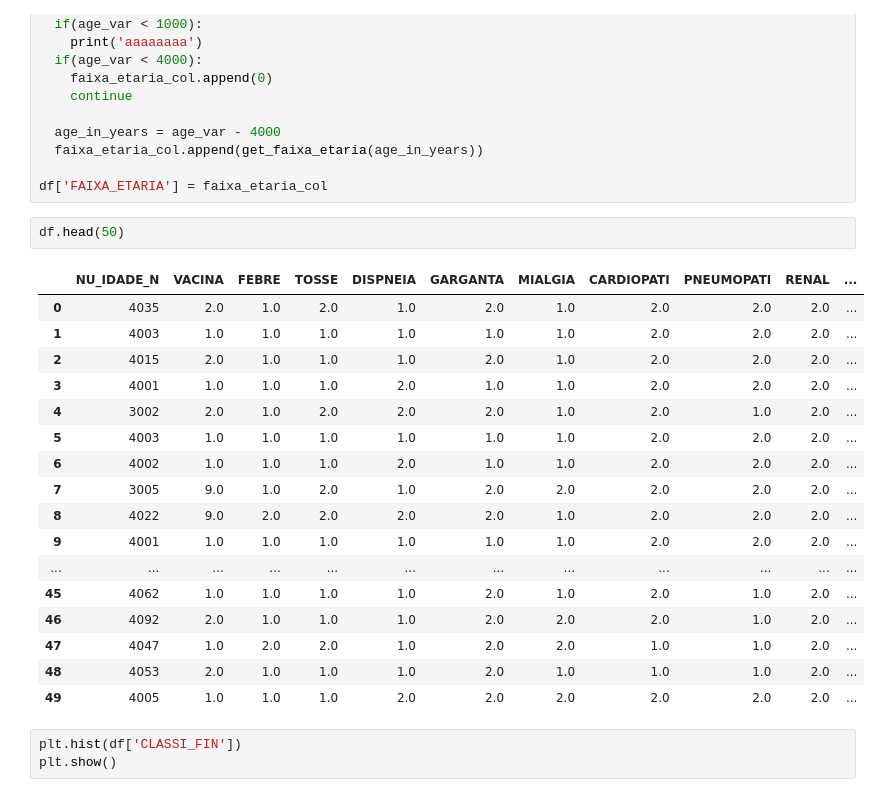
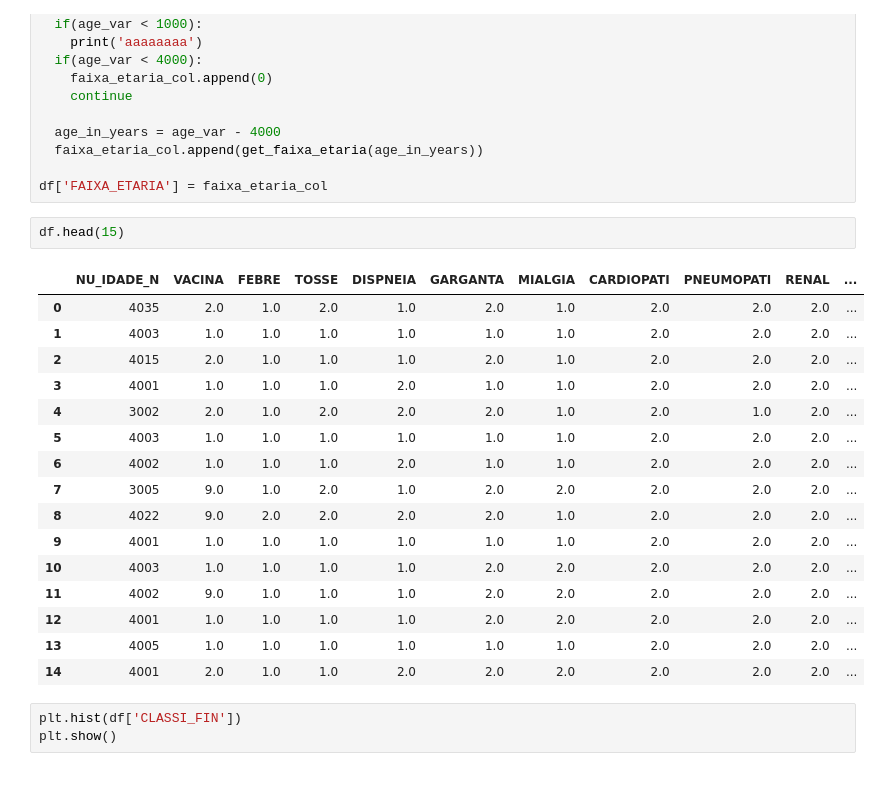
Before and after one commit to OtavioAugustoOliveira/projeto-dados-medicos-si, a Jupyter notebook: notebook_dados_medicos.ipynb, the cells around one changed output. Cells and saved outputs as stored; diff of their text form.

```diff
--- a/notebook_dados_medicos.ipynb
+++ b/notebook_dados_medicos.ipynb
@@ -124,25 +124,24 @@ for index, row in df.iterrows():
 
 df['FAIXA_ETARIA'] = faixa_etaria_col
 # %%
-df.head(50)
+df.head(15)
 # %% [output]
 |  | NU_IDADE_N | VACINA | FEBRE | TOSSE | DISPNEIA | GARGANTA | MIALGIA | CARDIOPATI | PNEUMOPATI | RENAL | ... |
 | 0 | 4035 | 2.0 | 1.0 | 2.0 | 1.0 | 2.0 | 1.0 | 2.0 | 2.0 | 2.0 | ... |
 | 1 | 4003 | 1.0 | 1.0 | 1.0 | 1.0 | 1.0 | 1.0 | 2.0 | 2.0 | 2.0 | ... |
 | 2 | 4015 | 2.0 | 1.0 | 1.0 | 1.0 | 2.0 | 1.0 | 2.0 | 2.0 | 2.0 | ... |
 | 3 | 4001 | 1.0 | 1.0 | 1.0 | 2.0 | 1.0 | 1.0 | 2.0 | 2.0 | 2.0 | ... |
 | 4 | 3002 | 2.0 | 1.0 | 2.0 | 2.0 | 2.0 | 1.0 | 2.0 | 1.0 | 2.0 | ... |
 | 5 | 4003 | 1.0 | 1.0 | 1.0 | 1.0 | 1.0 | 1.0 | 2.0 | 2.0 | 2.0 | ... |
 | 6 | 4002 | 1.0 | 1.0 | 1.0 | 2.0 | 1.0 | 1.0 | 2.0 | 2.0 | 2.0 | ... |
 | 7 | 3005 | 9.0 | 1.0 | 2.0 | 1.0 | 2.0 | 2.0 | 2.0 | 2.0 | 2.0 | ... |
 | 8 | 4022 | 9.0 | 2.0 | 2.0 | 2.0 | 2.0 | 1.0 | 2.0 | 2.0 | 2.0 | ... |
 | 9 | 4001 | 1.0 | 1.0 | 1.0 | 1.0 | 1.0 | 1.0 | 2.0 | 2.0 | 2.0 | ... |
-| ... | ... | ... | ... | ... | ... | ... | ... | ... | ... | ... | ... |
-| 45 | 4062 | 1.0 | 1.0 | 1.0 | 1.0 | 2.0 | 1.0 | 2.0 | 1.0 | 2.0 | ... |
-| 46 | 4092 | 2.0 | 1.0 | 1.0 | 1.0 | 2.0 | 2.0 | 2.0 | 1.0 | 2.0 | ... |
-| 47 | 4047 | 1.0 | 2.0 | 2.0 | 1.0 | 2.0 | 2.0 | 1.0 | 1.0 | 2.0 | ... |
-| 48 | 4053 | 2.0 | 1.0 | 1.0 | 1.0 | 2.0 | 1.0 | 1.0 | 1.0 | 2.0 | ... |
-| 49 | 4005 | 1.0 | 1.0 | 1.0 | 2.0 | 2.0 | 2.0 | 2.0 | 2.0 | 2.0 | ... |
+| 10 | 4003 | 1.0 | 1.0 | 1.0 | 1.0 | 2.0 | 2.0 | 2.0 | 2.0 | 2.0 | ... |
+| 11 | 4002 | 9.0 | 1.0 | 1.0 | 1.0 | 2.0 | 2.0 | 2.0 | 2.0 | 2.0 | ... |
+| 12 | 4001 | 1.0 | 1.0 | 1.0 | 1.0 | 2.0 | 2.0 | 2.0 | 2.0 | 2.0 | ... |
+| 13 | 4005 | 1.0 | 1.0 | 1.0 | 1.0 | 1.0 | 1.0 | 2.0 | 2.0 | 2.0 | ... |
+| 14 | 4001 | 2.0 | 1.0 | 1.0 | 2.0 | 2.0 | 2.0 | 2.0 | 2.0 | 2.0 | ... |
 # %%
 plt.hist(df['CLASSI_FIN'])
 plt.show()
```
Also changed, not shown: parts of 7 cells of this notebook.
